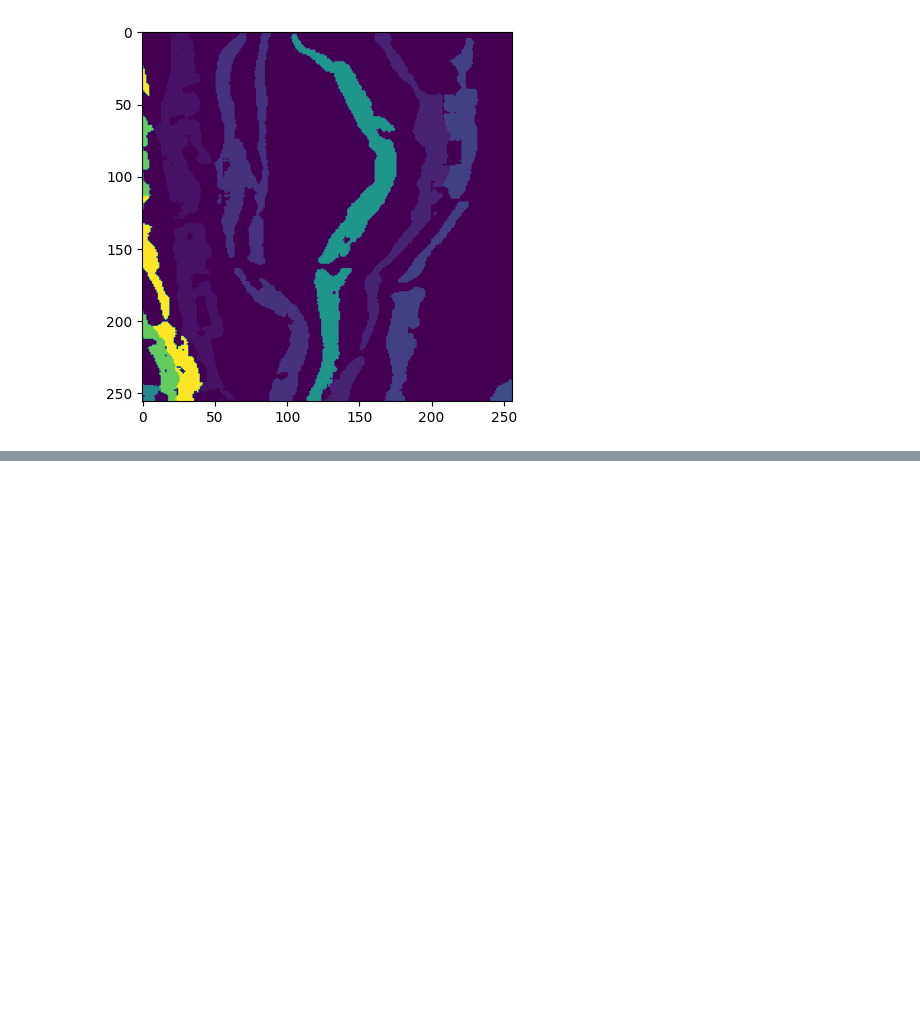
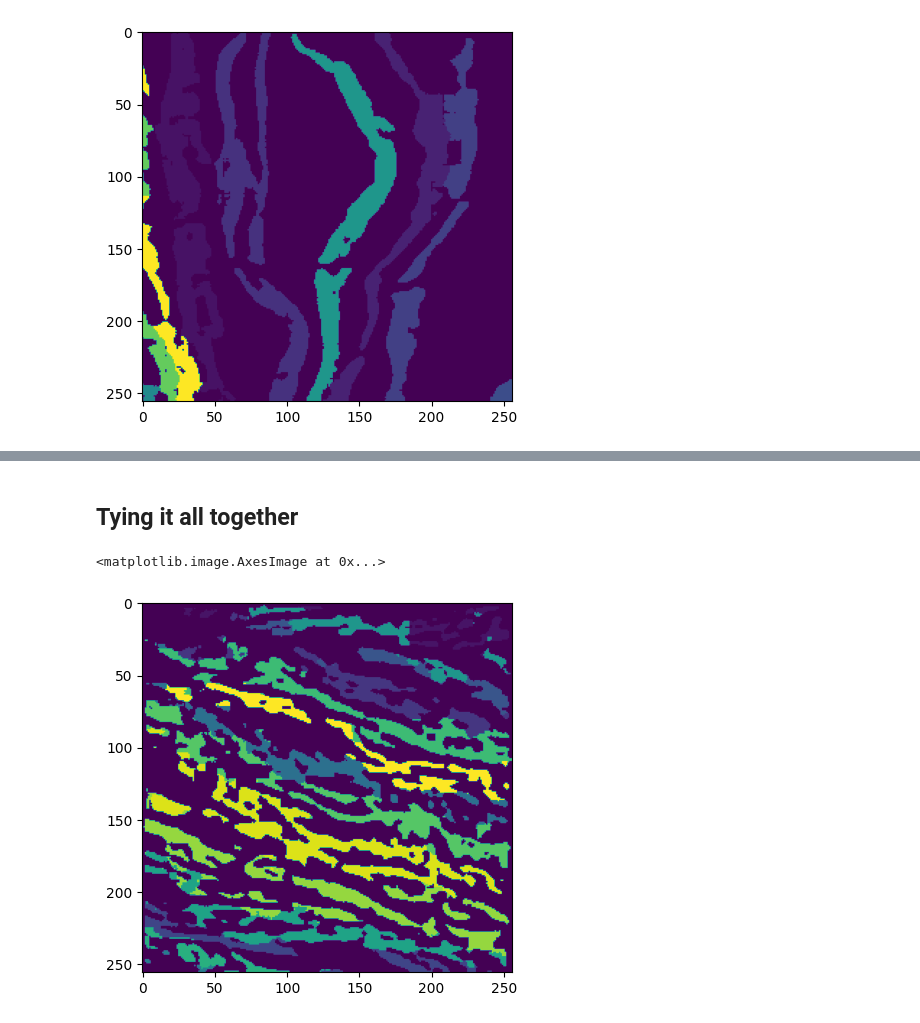
Before and after one commit to lcparker/synthetic-pages, a Jupyter notebook: stitching-experiments.ipynb, the cells around one changed output, grey strips where cells are left out. Drawn from its saved outputs; the diff is of its cells as text; code cells hidden in the pictures; blank space fills up the shorter version.

```diff
--- a/stitching-experiments.ipynb
+++ b/stitching-experiments.ipynb
@@ -183,0 +150,2 @@ Wrote 00000_02408_04560_mask.nrrd
+# %% [markdown]
+## Tying it all together
@@ -183,0 +171,47 @@ Wrote 00000_02408_04560_mask.nrrd
+# %%
+def create_label_mapping(giver, receiver, offset=2):
+    MIN_REQUIRED_OVERLAP = 10
+    counts = {}
+    giver_edge, receiver_edge = get_matching_edge(giver, receiver, offset)
+    intersection = np.logical_and(giver_edge != 0, receiver_edge != 0)
+    for (a,b) in zip(receiver_edge[intersection], giver_edge[intersection]):
+        if a in counts.keys():
+            counts[a][b] += 1
+        else:
+            counts[a] = {i: 0 for i in range(32)}
+
+    correspondences = {}
+    for k, v in counts.items():
+        highest = 0
+        if max(v.values()) > MIN_REQUIRED_OVERLAP:
+            for q, p in v.items():
+                if p > v[highest]:
+                    highest = q
+        correspondences[k] = highest
+
+    matched_keys = correspondences.keys()
+    free_keys = [i for i in range(1,32) if i not in matched_keys]
+    for i in range(1,32):
+        if i not in matched_keys:
+            correspondences[i] = free_keys.pop()
+    return correspondences
+# %%
+# load two adjacent masks
+
+b1 = Nrrd.from_file("/Users/lachlan/Code/nrrds_from_tiffs/00256/masks/00256_03072_02048_mask.nrrd")
+b2 = Nrrd.from_file("/Users/lachlan/Code/nrrds_from_tiffs/00256/masks/00256_02816_02048_mask.nrrd")
+
+# giver_edge, receiver_edge = get_matching_edge(b1, b2, 8)
+correspondences = create_label_mapping(b1, b2)
+result = match_labels(correspondences, b2.volume)
+
+b2_updated = Nrrd(result, b2.metadata)
+b2_updated.write("/Users/lachlan/Code/automatic-stitching-candidates/b2_mask.nrrd")
+b1.write("/Users/lachlan/Code/automatic-stitching-candidates/b1_mask.nrrd")
+# %%
+new_giver_edge, new_receiver_edge = get_matching_edge(b1, b2_updated)
+# %%
+plt.imshow(new_giver_edge)
+# %% [output]
+<matplotlib.image.AxesImage at 0x...>
+[figure, added]
```
Also changed, not shown: parts of 33 cells of this notebook.
